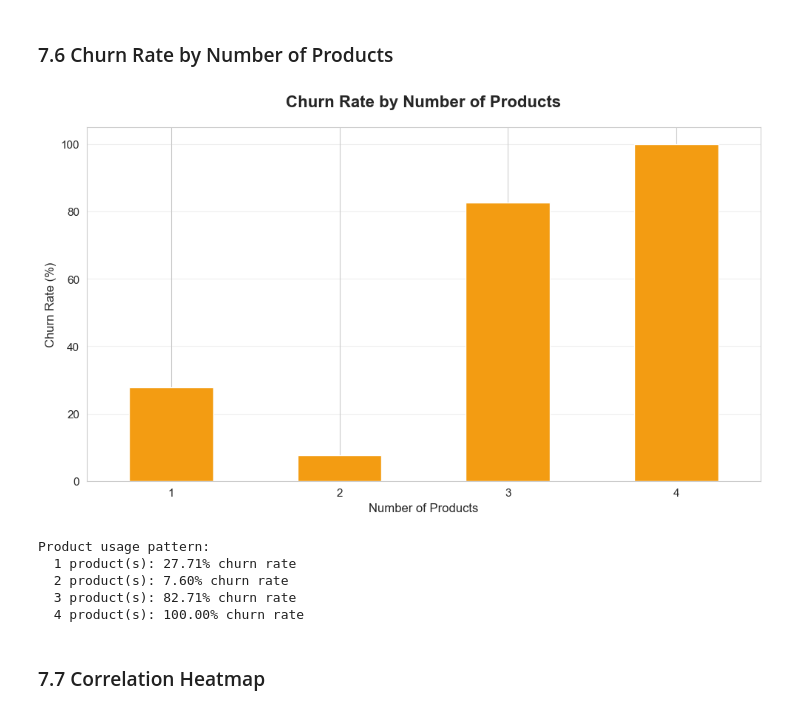
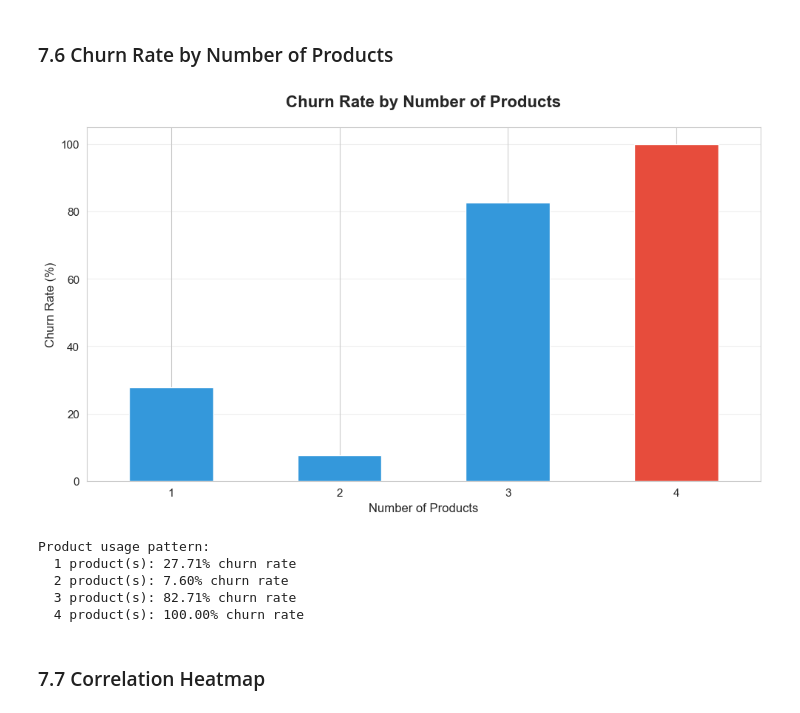
Before and after one commit to JamPonsar/Bank-Customer-Churn-Analysis, a Jupyter notebook: Bank_Churn_Analysis.ipynb, the cells around one changed output. Drawn from its saved outputs; the diff is of its cells as text; code cells hidden in the pictures.

```diff
--- a/Bank_Churn_Analysis.ipynb
+++ b/Bank_Churn_Analysis.ipynb
@@ -34,10 +35,10 @@ print("✓ Libraries imported successfully")
 ## 2. Database Connection and Initial Data Load
 # %%
 # Connect to SQLite database
-conn = sqlite3.connect('data/bank_churn.db')
-print("✓ Connected to database")
+connect = sqlite3.connect('data/bank_churn.db')
+print("Connected to database")
 
-# Check available tables
-tables = pd.read_sql_query("SELECT name FROM sqlite_master WHERE type='table';", conn)
+# Check what tables are available (SQL From)
+tables = pd.read_sql_query("SELECT name FROM sqlite_master WHERE type='table';", connect)
 print(f"\nAvailable tables: {tables['name'].tolist()}")
 # %% [output]
@@ -194,8 +203,8 @@ Churn Rate by Complaint Status:
 # %% [markdown]
 ## 4. Load Full Dataset for Python Analysis
 # %%
-# Load complete dataset
-df = pd.read_sql_query("SELECT * FROM customers", conn)
+# Load complete dataset in Python for deeper analysis
+df = pd.read_sql_query("SELECT * FROM customers", connect)
 
 print(f"Dataset shape: {df.shape}")
 print(f"\nColumns: {df.columns.tolist()}")
@@ -492,22 +518,25 @@ Average balance (Churned): $91,109.48
 # %% [markdown]
 ### 7.6 Churn Rate by Number of Products
 # %%
+# Visually represent the difference in churn rate by number of products each customer has/had
 plt.figure(figsize=(10, 6))
 products_churn = df.groupby('NumOfProducts')['Exited'].mean() * 100
-products_churn.plot(kind='bar', color='#f39c12')
+# Largest churn rate by age group highlighted in red
+colors = ['#e74c3c' if x == products_churn.max() else '#3498db' for x in products_churn]
+products_churn.plot(kind='bar', color=colors)
 plt.title('Churn Rate by Number of Products', fontsize=16, fontweight='bold', pad=20)
 plt.xlabel('Number of Products', fontsize=12)
 plt.ylabel('Churn Rate (%)', fontsize=12)
 plt.xticks(rotation=0)
 plt.grid(axis='y', alpha=0.3)
 plt.tight_layout()
 plt.show()
 
 print(f"\nProduct usage pattern:")
 for prod, rate in products_churn.items():
     print(f"  {prod} product(s): {rate:.2f}% churn rate")
 # %% [output]
-[figure, old version]
+[figure, new version]
 Product usage pattern:
   1 product(s): 27.71% churn rate
   2 product(s): 7.60% churn rate
```
Also changed, not shown: parts of 23 cells of this notebook.
